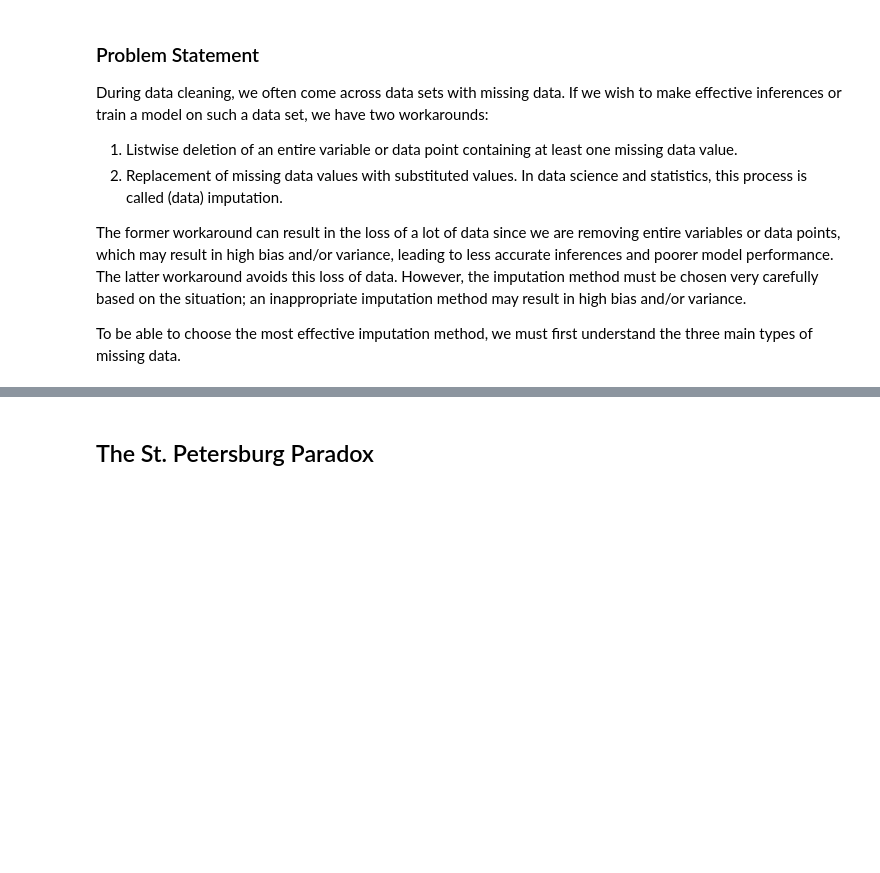
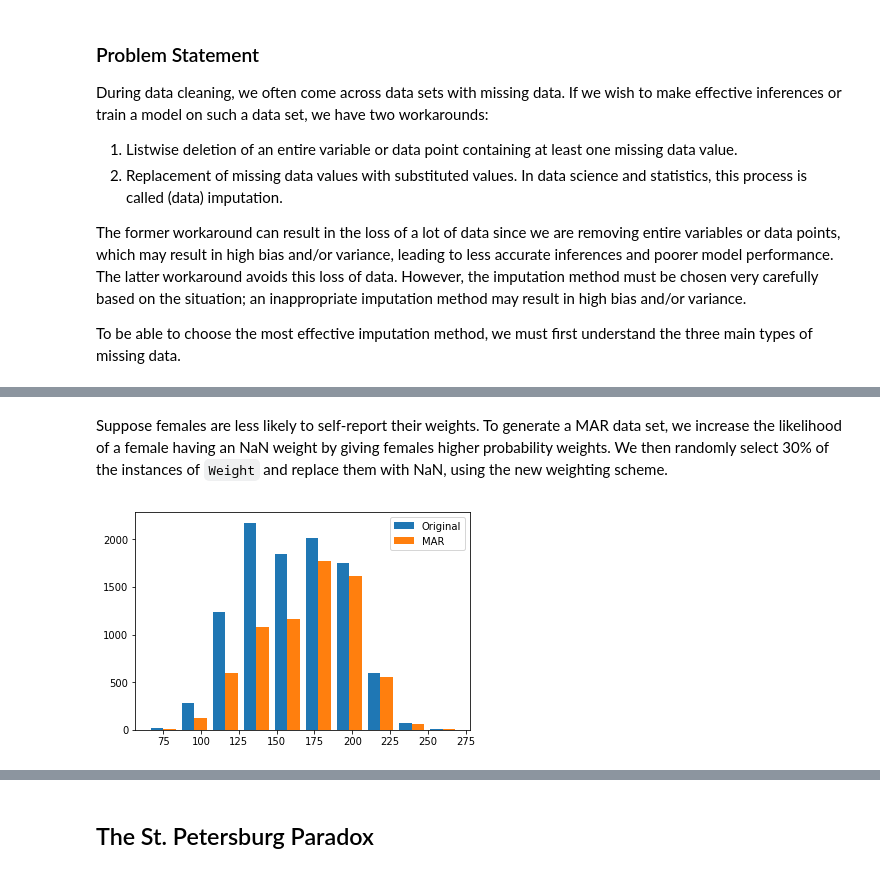
Before and after one commit to dleestat/quirky-data-science, a Jupyter notebook: quirky-data-science.ipynb, the cells around one changed output, grey strips where cells are left out. Drawn from its saved outputs; the diff is of its cells as text; code cells hidden in the pictures; blank space fills up the shorter version.

```diff
--- a/quirky-data-science.ipynb
+++ b/quirky-data-science.ipynb
@@ -238,0 +260,10 @@ Examples:
+# %% [markdown]
+Suppose females are less likely to self-report their weights. To generate a MAR data set, we increase the likelihood of a female having an NaN weight by giving females higher probability weights. We then randomly select 30% of the instances of `Weight` and replace them with NaN, using the new weighting scheme.
+# %%
+MAR = df.copy()
+np.random.seed(0)
+MAR.loc[df.sample(frac=.3, weights=df.Gender.replace({'Male':.1, 'Female':.9})).index, 'Weight'] = np.NaN
+plt.hist([df.Weight, MAR.Weight])
+plt.legend(['Original', 'MAR']);
+# %% [output]
+[figure, added]
```
Also changed, not shown: parts of 13 cells of this notebook.
